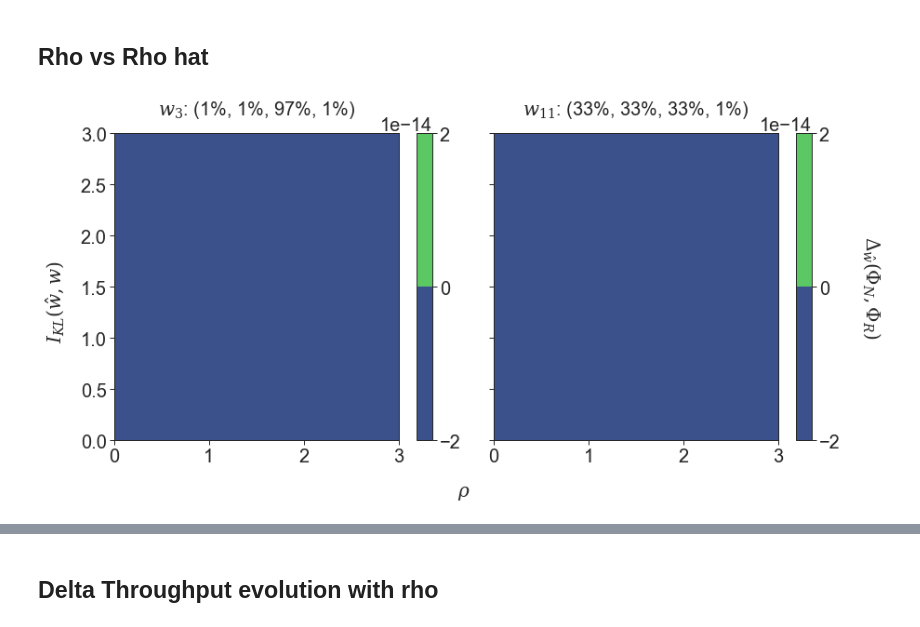
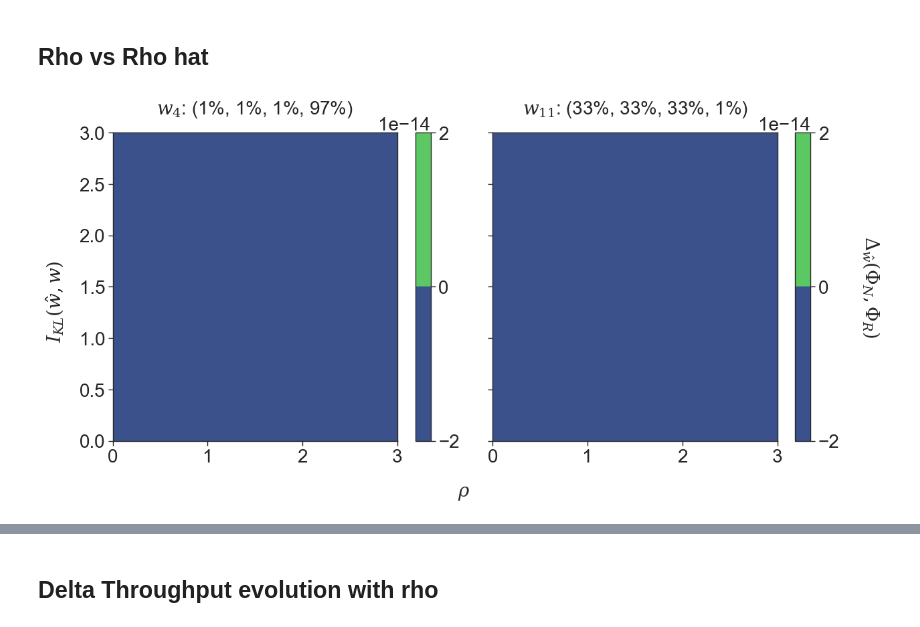
Before and after one commit to ephoris/endure-jupyter, a Jupyter notebook: viz-notebooks/00_cost_model_plots.ipynb, the cells around one changed output, grey strips where cells are left out. Saved outputs shown, nothing was run; the diff lists cells and outputs as text; code cells hidden in the pictures.

```diff
--- a/viz-notebooks/00_cost_model_plots.ipynb
+++ b/viz-notebooks/00_cost_model_plots.ipynb
@@ -149,7 +150,7 @@ def plot_three_scatterplots(df, workload_idx=11, rhos=[0, 0.25, 1, 2]):
     return fig, axes
 # %%
 set_style(fsz=14)
-fig, axes = plot_three_scatterplots(df, workload_idx=11)
+fig, axes = plot_three_scatterplots(df, workload_idx=6)
 set_size(fig, width=2*8, height=2*(2))
 save_fig(fig, "scatterplot_evolution_rho.pdf")
 # %% [output]
@@ -233,11 +234,11 @@ def plot_rho_vs_rho_hat_row(df, workloads=[7,11]):
     return fig, axes
 # %%
 set_style(fsz=20)
-fig, axes = plot_rho_vs_rho_hat_row(df, [3, 11])
+fig, axes = plot_rho_vs_rho_hat_row(df, [4, 11])
 set_size(fig, width=4*3.33, height=4*1.66)
 save_fig(fig, "rho_vs_rho_hat.pdf")
 # %% [output]
-[figure, old version]
+[figure, new version]
 # %%
 df.sort_values(by='delta_throughput')
 # %% [output]
```
Also changed, not shown: parts of 9 cells of this notebook, 3 other files.
